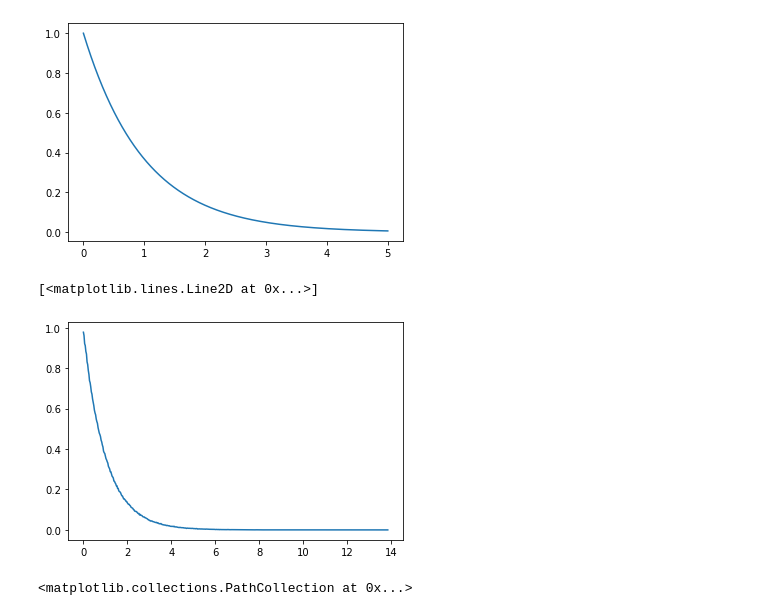
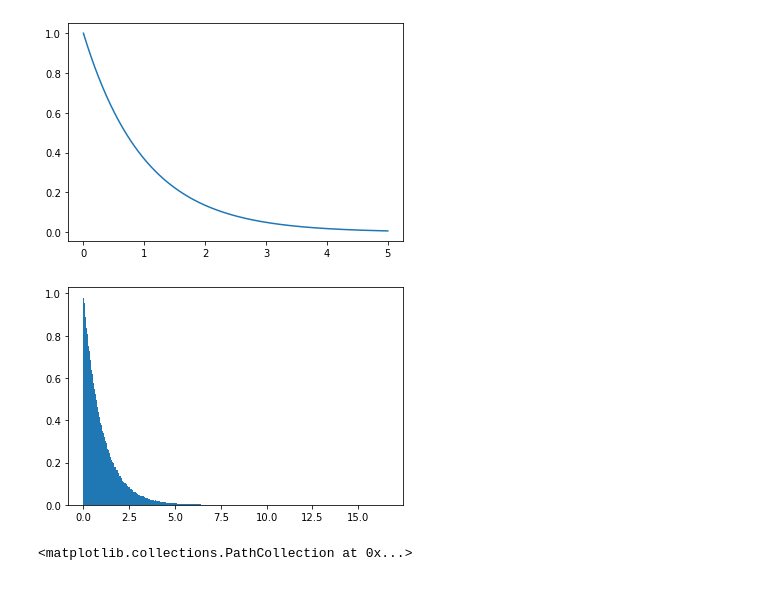
Before and after one commit to givenone/deepintro, a Jupyter notebook: hw1/Untitled.ipynb, the cells around one changed output. Saved outputs shown, nothing was run; the diff lists cells and outputs as text; code cells hidden in the pictures.

```diff
--- a/hw1/Untitled.ipynb
+++ b/hw1/Untitled.ipynb
@@ -21,14 +22,15 @@ plt.plot(x,y)
 [figure]
 # %%
 #  (2) normalized histogram of your samples (use 500 bins)
+import numpy as np
+import matplotlib.pyplot as plt
 n = 500
 a = np.random.exponential(1., size=1000000)
-p, x = np.histogram(a, bins=n, density = True)
 
-plt.plot(x[:-1], p)
+plt.hist(a, bins=500, density = True)
+plt.show()
 # %% [output]
-[<matplotlib.lines.Line2D at 0x...>]
-[figure, old version]
+[figure, new version]
 # %%
 # 1) the std normal, 2) your transformed multivariate samples, and 3) multivariate samples obtained from the Numpy code
 import scipy.linalg
```
Also changed, not shown: parts of 4 cells of this notebook, 13 other files.
